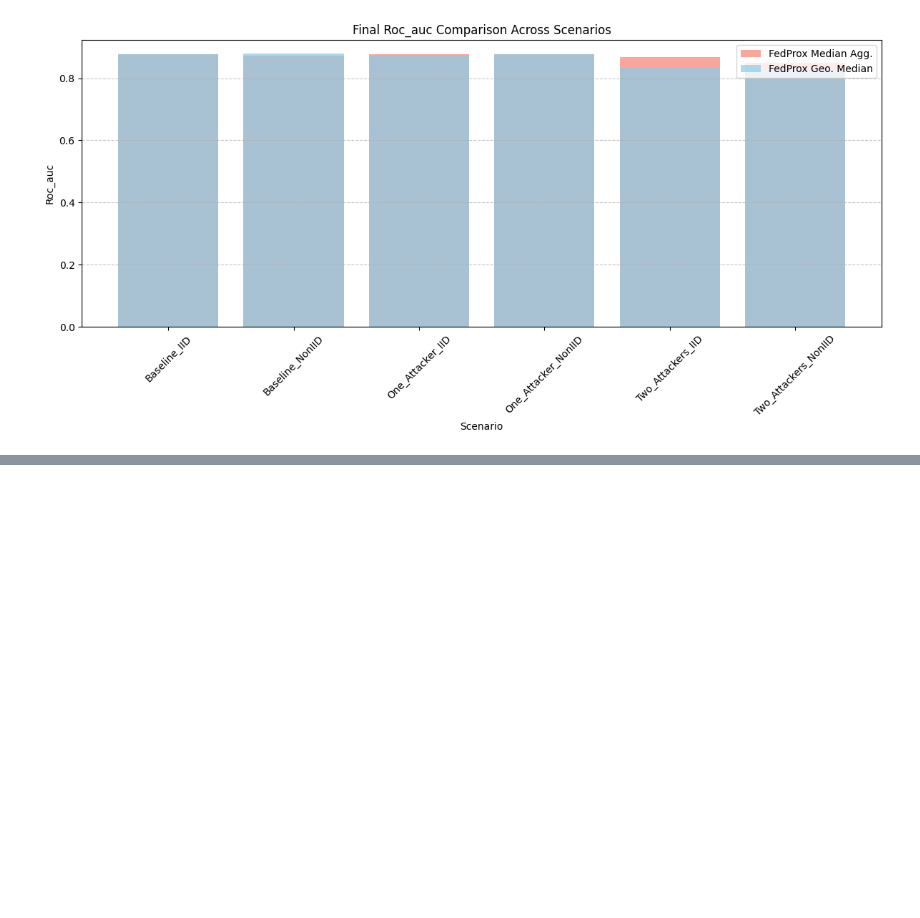
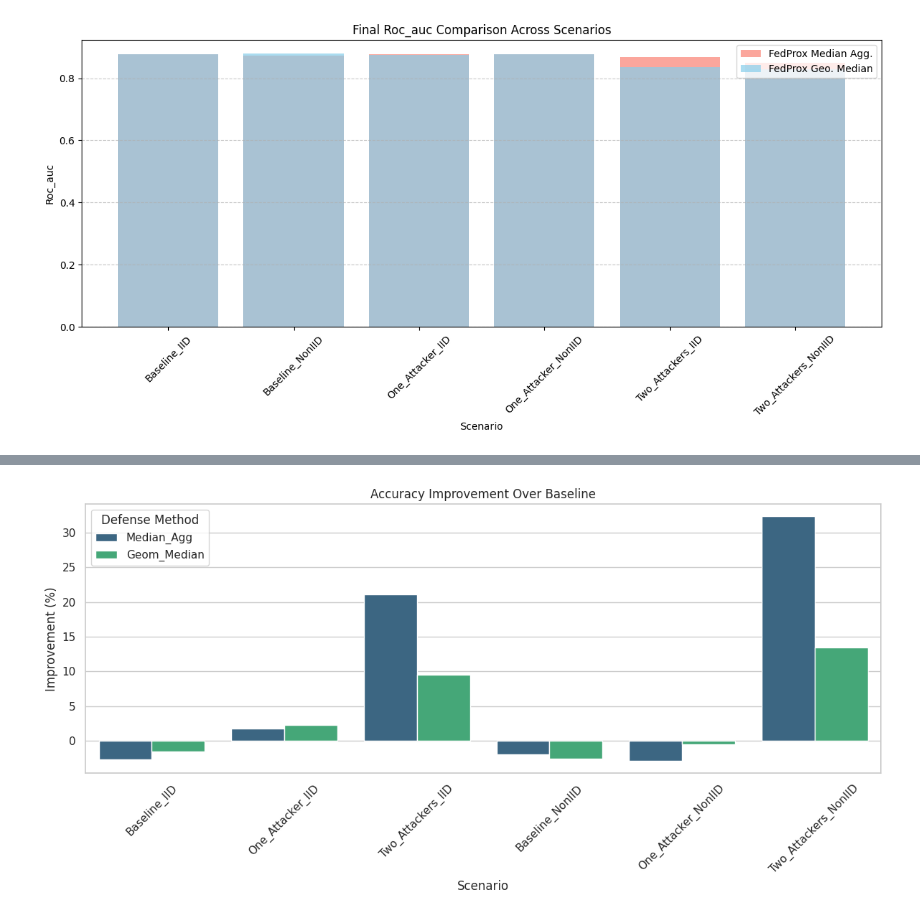
Before and after one commit to YouDontKnowWho/AiSafety-Assignment, a Jupyter notebook: 2.4_Median_Aggregation.ipynb, the cells around one changed output, grey strips where cells are left out. Cells and saved outputs as stored; diff of their text form; code cells hidden in the pictures; blank space fills up the shorter version.

```diff
--- a/2.4_Median_Aggregation.ipynb
+++ b/2.4_Median_Aggregation.ipynb
@@ -1138,0 +989,15 @@ This table compares the performance of the two defense methods directly for the
+# %%
+# Code Cell 2: Define Scenarios and Metrics
+
+# Scenarios to compare
+scenarios = [
+    'Baseline_IID',
+    'One_Attacker_IID',
+    'Two_Attackers_IID',
+    'Baseline_NonIID',
+    'One_Attacker_NonIID',
+    'Two_Attackers_NonIID'
+]
+
+# Metrics to analyze
+metrics = ['accuracy', 'kappa', 'f1_score', 'roc_auc']
@@ -1138,0 +1188,32 @@ This table compares the performance of the two defense methods directly for the
+# %%
+# Code Cell 8: Visualize Percentage Improvements Over Baseline
+
+# Melt the improvement DataFrame for plotting
+improvement_plot_df = improvement_df.melt(
+    id_vars=['Scenario', 'Defense Method'],
+    value_vars=[f'{metric} Improvement (%)' for metric in metrics],
+    var_name='Metric',
+    value_name='Improvement (%)'
+)
+
+# Clean up the 'Metric' column
+improvement_plot_df['Metric'] = improvement_plot_df['Metric'].str.replace(' Improvement (%)', '')
+
+# Create a bar plot for improvements
+plt.figure(figsize=(12, 6))
+sns.barplot(
+    data=improvement_plot_df[improvement_plot_df['Metric'] == 'accuracy'],
+    x='Scenario',
+    y='Improvement (%)',
+    hue='Defense Method',
+    palette='viridis'
+)
+plt.title('Accuracy Improvement Over Baseline')
+plt.ylabel('Improvement (%)')
+plt.xlabel('Scenario')
+plt.xticks(rotation=45)
+plt.legend(title='Defense Method')
+plt.tight_layout()
+plt.show()
+# %% [output]
+[figure, added]
```
Also changed, not shown: parts of 13 cells of this notebook, 1 other file.
